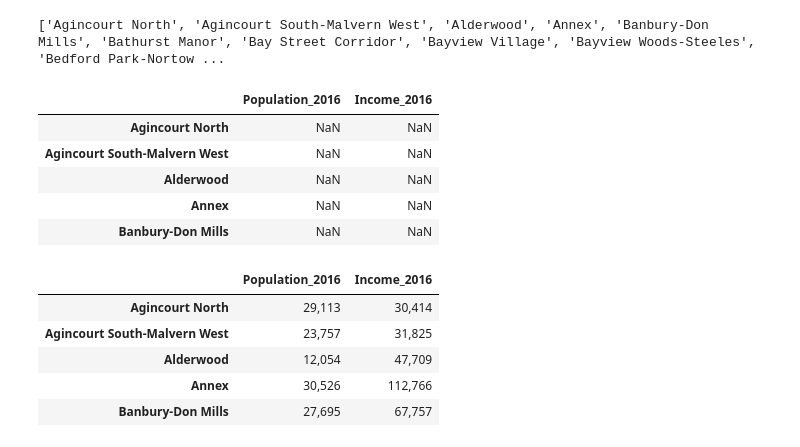
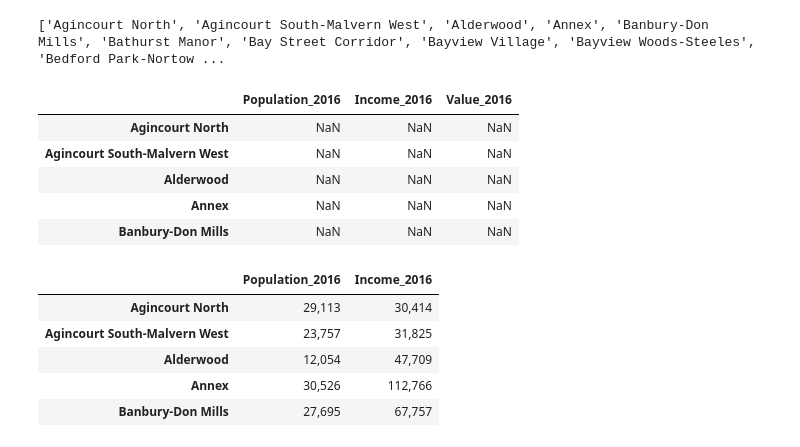
Before and after one commit to RJTAM/COURSERA, a Jupyter notebook: WEEK 5.ipynb, the cells around one changed output. Saved outputs shown, nothing was run; the diff lists cells and outputs as text; code cells hidden in the pictures.

```diff
--- a/WEEK 5.ipynb
+++ b/WEEK 5.ipynb
@@ -52,15 +52,15 @@ print(Neighbourhoods)
 # %% [output]
 ['Agincourt North', 'Agincourt South-Malvern West', 'Alderwood', 'Annex', 'Banbury-Don Mills', 'Bathurst Manor', 'Bay Street Corridor', 'Bayview Village', 'Bayview Woods-Steeles', 'Bedford Park-Nortow ...
 # %%
-dfToronto = pd.DataFrame(index=Neighbourhoods, columns=["Population_2016","Income_2016"])
+dfToronto = pd.DataFrame(index=Neighbourhoods, columns=["Population_2016","Income_2016", "Value_2016"])
 dfToronto.head()
 # %% [output]
-|  | Population_2016 | Income_2016 |
-| Agincourt North | NaN | NaN |
-| Agincourt South-Malvern West | NaN | NaN |
-| Alderwood | NaN | NaN |
-| Annex | NaN | NaN |
-| Banbury-Don Mills | NaN | NaN |
+|  | Population_2016 | Income_2016 | Value_2016 |
+| Agincourt North | NaN | NaN | NaN |
+| Agincourt South-Malvern West | NaN | NaN | NaN |
+| Alderwood | NaN | NaN | NaN |
+| Annex | NaN | NaN | NaN |
+| Banbury-Don Mills | NaN | NaN | NaN |
 # %%
 for index, row in dfToronto.iterrows():
     dfToronto.at[index, 'Population_2016'] = df[index][2]
```
